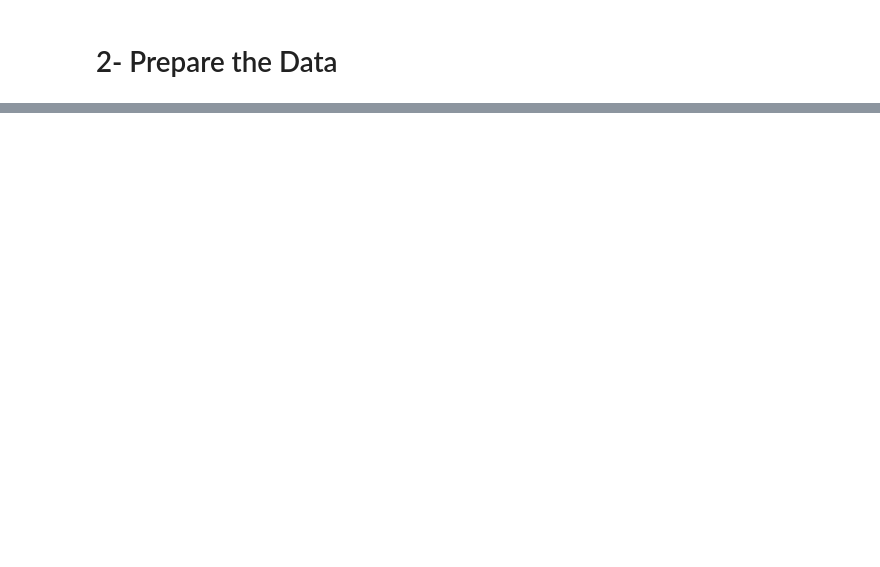
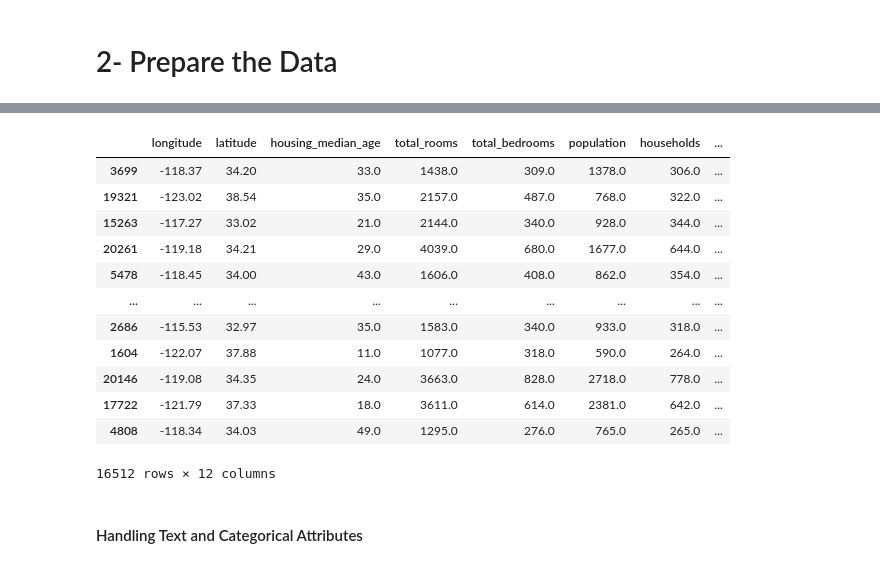
Before and after one commit to AliElneklawy/california-housing-price-prediction, a Jupyter notebook: california_housing.ipynb, the cells around one changed output, grey strips where cells are left out. Saved outputs shown, nothing was run; the diff lists cells and outputs as text; code cells hidden in the pictures; blank space fills up the shorter version.

```diff
--- a/california_housing.ipynb
+++ b/california_housing.ipynb
@@ -343,6 +341,9 @@ strat_train['income_category'].value_counts(normalize=True), housing_copy['incom
  1    0.119041
  5    0.114438
  Name: proportion, dtype: float64)
+# %%
+strat_train = strat_train.drop(columns='income_category', axis=1)
+housing_copy = housing_copy.drop(columns='income_category', axis=1)
 # %%
 # Experimenting different attribute combinations
 
@@ -388,3 +385,6 @@ bedrooms_ratio       -0.255880
 Name: median_house_value, dtype: float64
 # %% [markdown]
 # 2- Prepare the Data
+# %%
+strat_train_feats = strat_train.drop(columns='median_house_value', axis=1)
+strat_train_labels = strat_train['median_house_value']
@@ -390,0 +408,23 @@ Name: median_house_value, dtype: float64
+# %%
+strat_train_feats_num = strat_train_feats.select_dtypes(include=np.number)
+strat_train_feats_cat = strat_train_feats.select_dtypes(exclude=np.number)
+# %%
+iterativeimputer = IterativeImputer(max_iter=10, random_state=42)
+X = iterativeimputer.fit_transform(strat_train_feats_num)
+strat_train_feats_num_imp = pd.DataFrame(X, columns=strat_train_feats_num.columns,
+                                         index=strat_train_feats_num.index)
+strat_train_feats_num_imp
+# %% [output]
+|  | longitude | latitude | housing_median_age | total_rooms | total_bedrooms | population | households | ... |
+| 3699 | -118.37 | 34.20 | 33.0 | 1438.0 | 309.0 | 1378.0 | 306.0 | ... |
+| 19321 | -123.02 | 38.54 | 35.0 | 2157.0 | 487.0 | 768.0 | 322.0 | ... |
+| 15263 | -117.27 | 33.02 | 21.0 | 2144.0 | 340.0 | 928.0 | 344.0 | ... |
+| 20261 | -119.18 | 34.21 | 29.0 | 4039.0 | 680.0 | 1677.0 | 644.0 | ... |
+| 5478 | -118.45 | 34.00 | 43.0 | 1606.0 | 408.0 | 862.0 | 354.0 | ... |
+| ... | ... | ... | ... | ... | ... | ... | ... | ... |
+| 2686 | -115.53 | 32.97 | 35.0 | 1583.0 | 340.0 | 933.0 | 318.0 | ... |
+| 1604 | -122.07 | 37.88 | 11.0 | 1077.0 | 318.0 | 590.0 | 264.0 | ... |
+| 20146 | -119.08 | 34.35 | 24.0 | 3663.0 | 828.0 | 2718.0 | 778.0 | ... |
+| 17722 | -121.79 | 37.33 | 18.0 | 3611.0 | 614.0 | 2381.0 | 642.0 | ... |
+| 4808 | -118.34 | 34.03 | 49.0 | 1295.0 | 276.0 | 765.0 | 265.0 | ... |
+16512 rows × 12 columns
@@ -390,0 +436,2 @@ Name: median_house_value, dtype: float64
+# %% [markdown]
+#### Handling Text and Categorical Attributes
```
Also changed, not shown: parts of 18 cells of this notebook.
